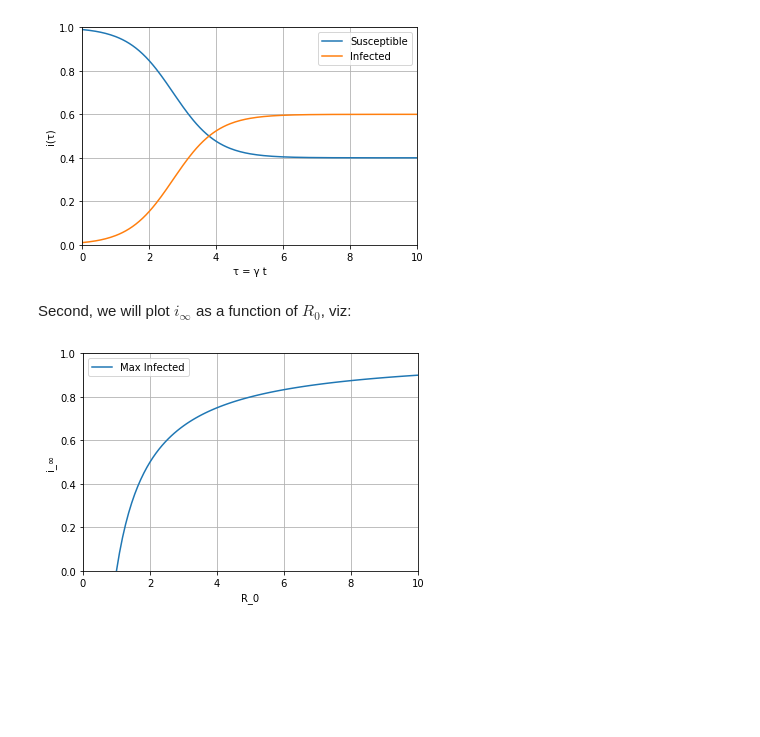
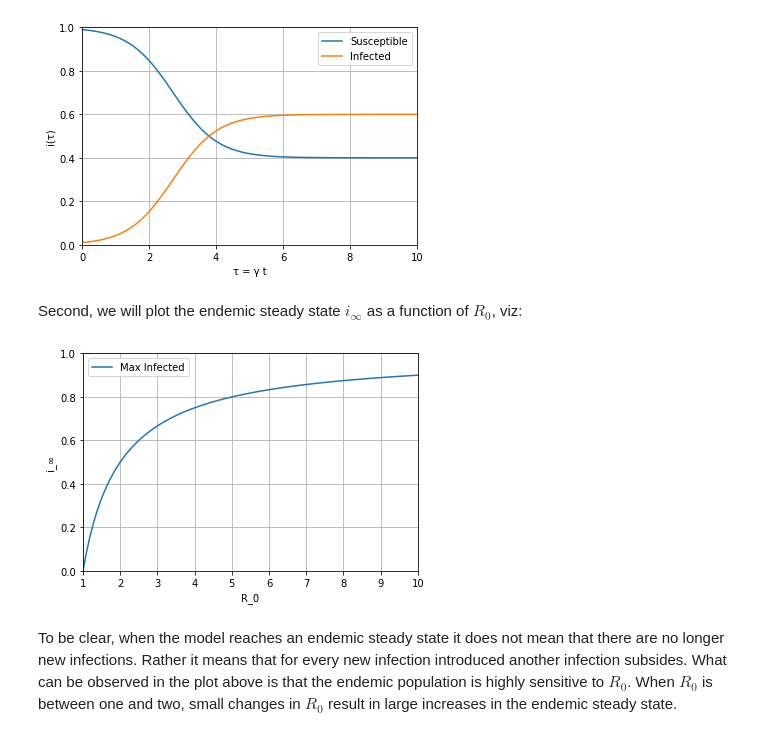
Before and after one commit to fcantelmi/morning-bytes, a Jupyter notebook: sirmodel/sirmodel.ipynb, the cells around one changed output. Saved outputs shown, nothing was run; the diff lists cells and outputs as text; code cells hidden in the pictures; blank space fills up the shorter version.

```diff
--- a/sirmodel/sirmodel.ipynb
+++ b/sirmodel/sirmodel.ipynb
@@ -304,19 +303,21 @@ plt.show()
 # %% [output]
 [figure]
 # %% [markdown]
-Second, we will plot $i_\infty$ as a function of $R_0$, viz:
+Second, we will plot the endemic steady state $i_\infty$ as a function of $R_0$, viz:
 # %%
 import matplotlib.pyplot as plt
 import numpy as np
 
 R_0 = np.linspace(1, 10, 100)
 plt.plot(R_0, 1 - 1/R_0, label='Max Infected')
 plt.xlabel("R_0")
 plt.ylabel('i_\u221e')
-plt.xlim((0,10))
+plt.xlim((1,10))
 plt.ylim((0,1))
 plt.grid()
 plt.legend()
 plt.show()
 # %% [output]
-[figure, old version]
+[figure, new version]
+# %% [markdown]
+To be clear, when the model reaches an endemic steady state it does not mean that there are no longer new infections. Rather it means that for every new infection introduced another infection subsides. What can be observed in the plot above is that the endemic population is highly sensitive to $R_0$. When $R_0$ is between one and two, small changes in $R_0$ result in large increases in the endemic steady state.
```
Also changed, not shown: parts of 10 cells of this notebook.
